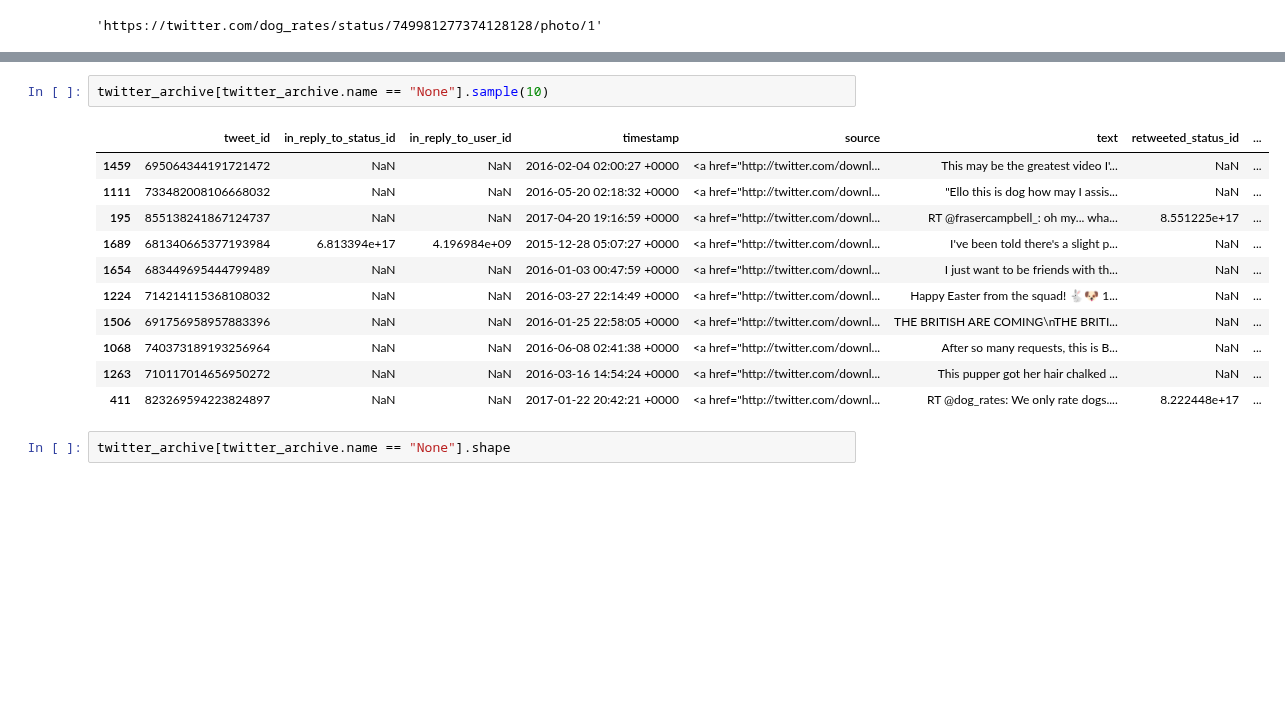
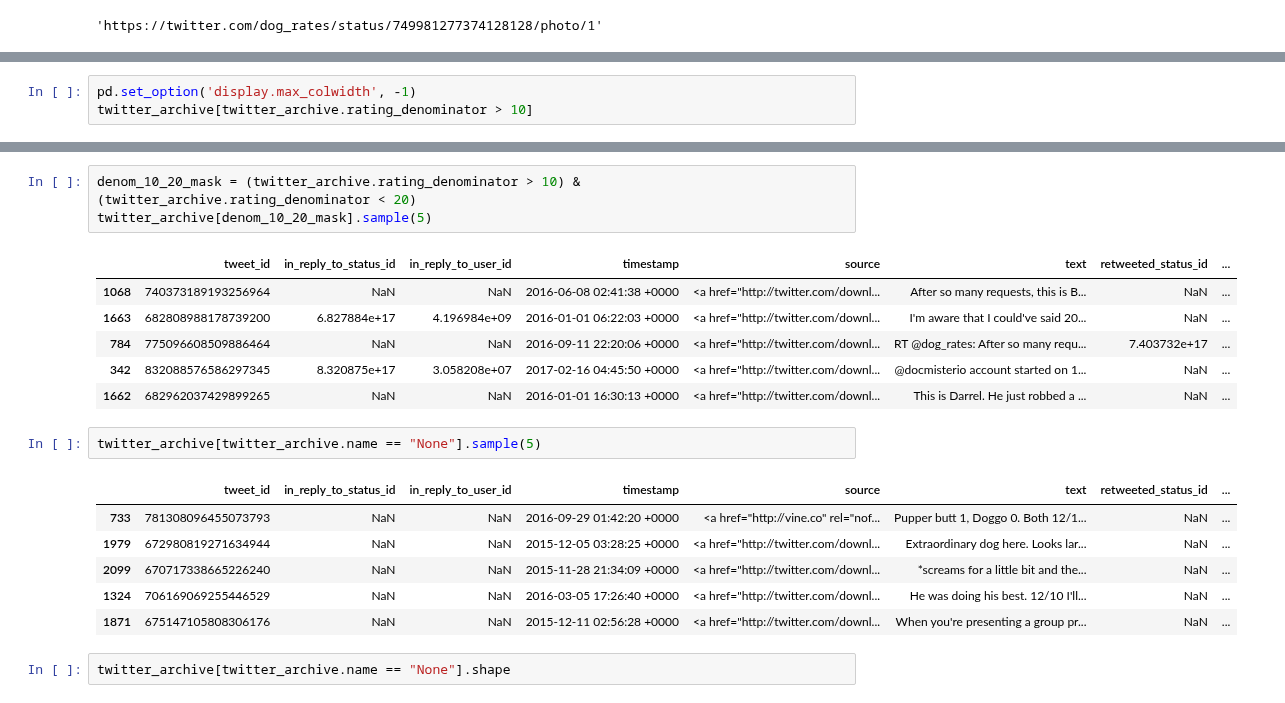
Before and after one commit to ksprashu/Data-Analysis-Projects, a Jupyter notebook: analyze_weratedogs_data/wrangle_act.ipynb, the cells around one changed output, grey strips where cells are left out. Saved outputs shown, nothing was run; the diff lists cells and outputs as text; blank space fills up the shorter version.

```diff
--- a/analyze_weratedogs_data/wrangle_act.ipynb
+++ b/analyze_weratedogs_data/wrangle_act.ipynb
@@ -184,0 +318,3 @@ twitter_archive[twitter_archive.rating_numerator > 15].shape
+# %%
+pd.set_option('display.max_colwidth', -1)
+twitter_archive[twitter_archive.rating_denominator > 10]
@@ -185,17 +339,22 @@ twitter_archive[twitter_archive.rating_numerator > 15].shape
+# %%
+denom_10_20_mask = (twitter_archive.rating_denominator > 10) & (twitter_archive.rating_denominator < 20)
+twitter_archive[denom_10_20_mask].sample(5)
+# %% [output]
+|  | tweet_id | in_reply_to_status_id | in_reply_to_user_id | timestamp | source | text | retweeted_status_id | ... |
+| 1068 | 740373189193256964 | NaN | NaN | 2016-06-08 02:41:38 +0000 | <a href="http://twitter.com/downl... | After so many requests, this is B... | NaN | ... |
+| 1663 | 682808988178739200 | 6.827884e+17 | 4.196984e+09 | 2016-01-01 06:22:03 +0000 | <a href="http://twitter.com/downl... | I'm aware that I could've said 20... | NaN | ... |
+| 784 | 775096608509886464 | NaN | NaN | 2016-09-11 22:20:06 +0000 | <a href="http://twitter.com/downl... | RT @dog_rates: After so many requ... | 7.403732e+17 | ... |
+| 342 | 832088576586297345 | 8.320875e+17 | 3.058208e+07 | 2017-02-16 04:45:50 +0000 | <a href="http://twitter.com/downl... | @docmisterio account started on 1... | NaN | ... |
+| 1662 | 682962037429899265 | NaN | NaN | 2016-01-01 16:30:13 +0000 | <a href="http://twitter.com/downl... | This is Darrel. He just robbed a ... | NaN | ... |
 # %%
-twitter_archive[twitter_archive.name == "None"].sample(10)
+twitter_archive[twitter_archive.name == "None"].sample(5)
 # %% [output]
 |  | tweet_id | in_reply_to_status_id | in_reply_to_user_id | timestamp | source | text | retweeted_status_id | ... |
-| 1459 | 695064344191721472 | NaN | NaN | 2016-02-04 02:00:27 +0000 | <a href="http://twitter.com/downl... | This may be the greatest video I'... | NaN | ... |
-| 1111 | 733482008106668032 | NaN | NaN | 2016-05-20 02:18:32 +0000 | <a href="http://twitter.com/downl... | "Ello this is dog how may I assis... | NaN | ... |
-| 195 | 855138241867124737 | NaN | NaN | 2017-04-20 19:16:59 +0000 | <a href="http://twitter.com/downl... | RT @frasercampbell_: oh my... wha... | 8.551225e+17 | ... |
-| 1689 | 681340665377193984 | 6.813394e+17 | 4.196984e+09 | 2015-12-28 05:07:27 +0000 | <a href="http://twitter.com/downl... | I've been told there's a slight p... | NaN | ... |
-| 1654 | 683449695444799489 | NaN | NaN | 2016-01-03 00:47:59 +0000 | <a href="http://twitter.com/downl... | I just want to be friends with th... | NaN | ... |
-| 1224 | 714214115368108032 | NaN | NaN | 2016-03-27 22:14:49 +0000 | <a href="http://twitter.com/downl... | Happy Easter from the squad! 🐇🐶 1... | NaN | ... |
-| 1506 | 691756958957883396 | NaN | NaN | 2016-01-25 22:58:05 +0000 | <a href="http://twitter.com/downl... | THE BRITISH ARE COMING\nTHE BRITI... | NaN | ... |
-| 1068 | 740373189193256964 | NaN | NaN | 2016-06-08 02:41:38 +0000 | <a href="http://twitter.com/downl... | After so many requests, this is B... | NaN | ... |
-| 1263 | 710117014656950272 | NaN | NaN | 2016-03-16 14:54:24 +0000 | <a href="http://twitter.com/downl... | This pupper got her hair chalked ... | NaN | ... |
-| 411 | 823269594223824897 | NaN | NaN | 2017-01-22 20:42:21 +0000 | <a href="http://twitter.com/downl... | RT @dog_rates: We only rate dogs.... | 8.222448e+17 | ... |
+| 733 | 781308096455073793 | NaN | NaN | 2016-09-29 01:42:20 +0000 | <a href="http://vine.co" rel="nof... | Pupper butt 1, Doggo 0. Both 12/1... | NaN | ... |
+| 1979 | 672980819271634944 | NaN | NaN | 2015-12-05 03:28:25 +0000 | <a href="http://twitter.com/downl... | Extraordinary dog here. Looks lar... | NaN | ... |
+| 2099 | 670717338665226240 | NaN | NaN | 2015-11-28 21:34:09 +0000 | <a href="http://twitter.com/downl... | *screams for a little bit and the... | NaN | ... |
+| 1324 | 706169069255446529 | NaN | NaN | 2016-03-05 17:26:40 +0000 | <a href="http://twitter.com/downl... | He was doing his best. 12/10 I'll... | NaN | ... |
+| 1871 | 675147105808306176 | NaN | NaN | 2015-12-11 02:56:28 +0000 | <a href="http://twitter.com/downl... | When you're presenting a group pr... | NaN | ... |
 # %%
 twitter_archive[twitter_archive.name == "None"].shape
 # %% [output]
```
Also changed, not shown: parts of 227 cells of this notebook, 7 other files.
